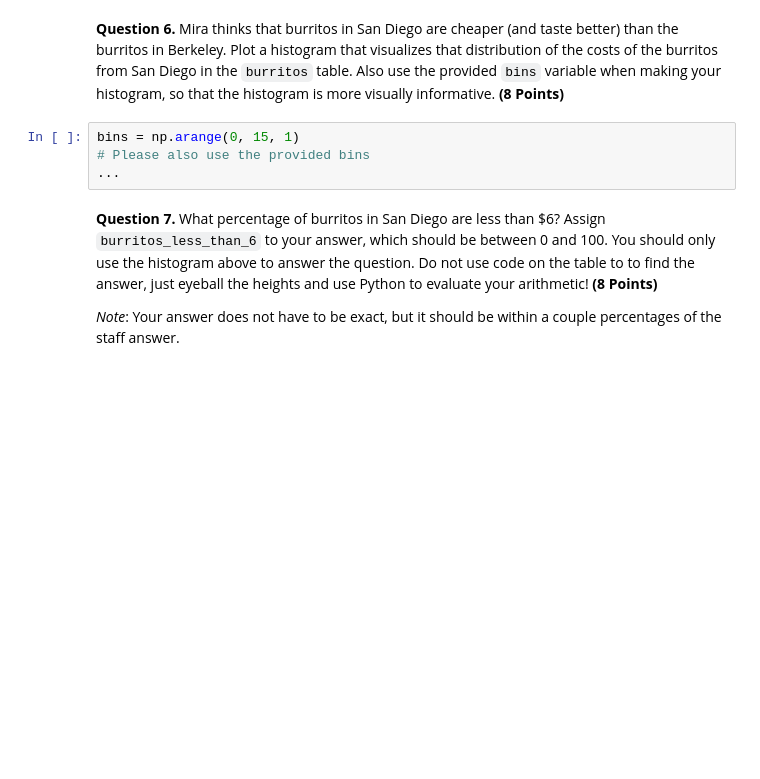
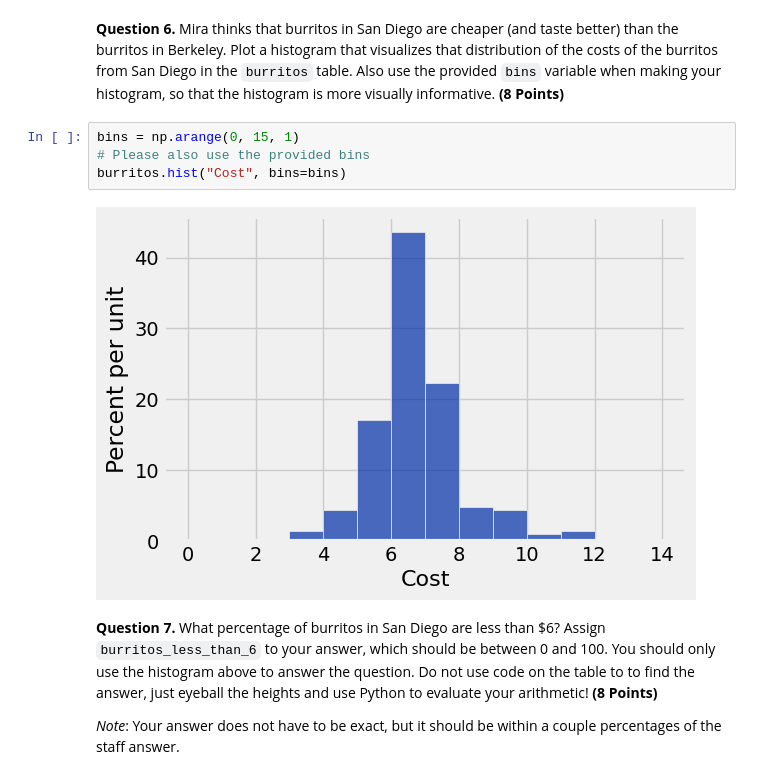
Before and after one commit to lochnes-007/Data8, a Jupyter notebook: homwork/hw04/hw04.ipynb, the cells around one changed output. Saved outputs shown, nothing was run; the diff lists cells and outputs as text; blank space fills up the shorter version.

```diff
--- a/homwork/hw04/hw04.ipynb
+++ b/homwork/hw04/hw04.ipynb
@@ -205,7 +205,9 @@ q1_5 results: All test cases passed!
 # %%
 bins = np.arange(0, 15, 1)
 # Please also use the provided bins
-...
+burritos.hist("Cost", bins=bins)
+# %% [output]
+[figure, added]
 # %% [markdown]
 <!-- END QUESTION -->
 
```
Also changed, not shown: parts of 15 cells of this notebook, 1 other file.
